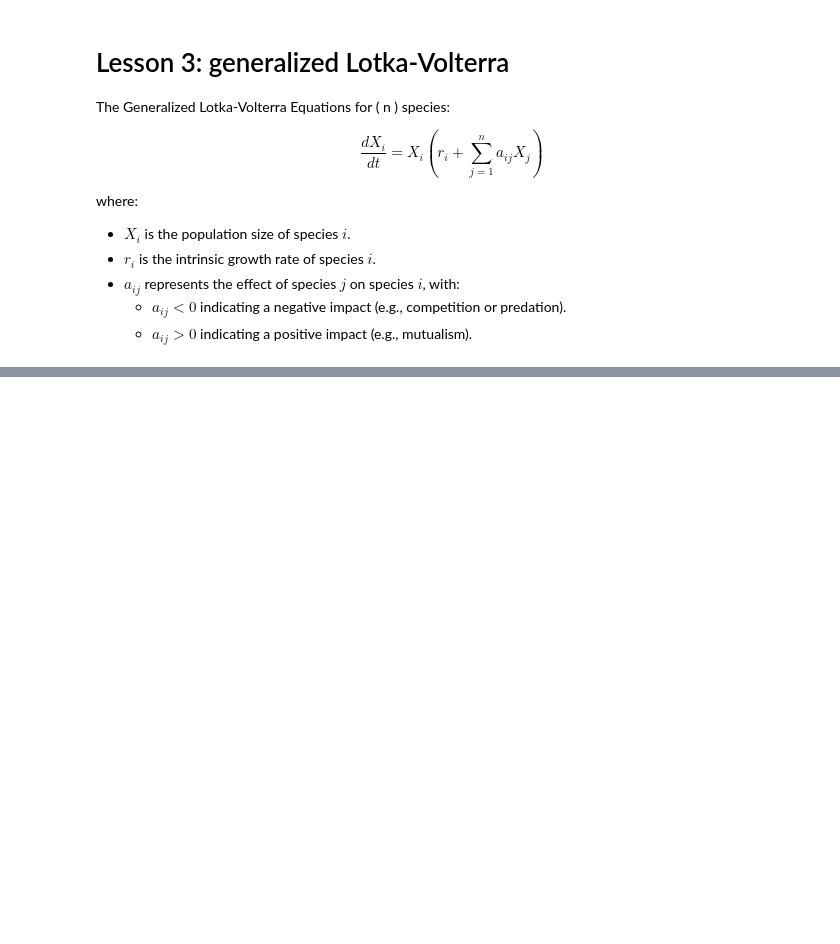
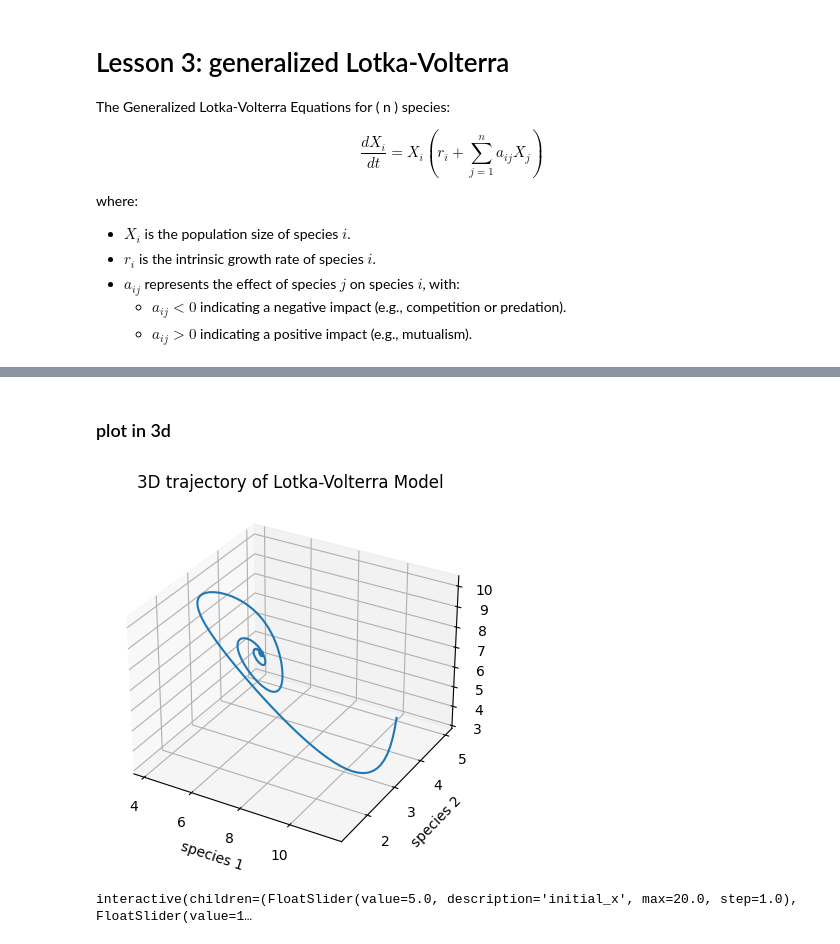
Before and after one commit to eagmon/notebook_tests, a Jupyter notebook: sim_study_work.ipynb, the cells around one changed output, grey strips where cells are left out. Cells and saved outputs as stored; diff of their text form; code cells hidden in the pictures; blank space fills up the shorter version.

```diff
--- a/sim_study_work.ipynb
+++ b/sim_study_work.ipynb
@@ -363,0 +325,13 @@ plot_quiver_2D(initial_populations, growth_rates, interactions, total_time=100)
+# %% [markdown]
+### plot in 3d
+# %%
+fig = plt.figure()
+ax = fig.add_subplot(111, projection='3d')
+ax.plot(solution[:,0], solution[:,1], solution[:,2])
+ax.set_xlabel('species 1')
+ax.set_ylabel('species 2')
+ax.set_zlabel('species 3')
+ax.set_title('3D trajectory of Lotka-Volterra Model')
+plt.show()
+# %% [output]
+[figure, added]
@@ -363,0 +384,17 @@ plot_quiver_2D(initial_populations, growth_rates, interactions, total_time=100)
+# %%
+widget = widgets.interactive(
+    plot_2d_lotka_volterra,
+    initial_x=widgets.FloatSlider(value=5, min=0, max=20, step=1),
+    initial_y=widgets.FloatSlider(value=10, min=0, max=20, step=1),
+    growth_x=widgets.FloatSlider(value=0.1, min=-2.0, max=2.0, step=0.1),
+    growth_y=widgets.FloatSlider(value=0.1, min=-2.0, max=2.0, step=0.1),
+    x_x=widgets.FloatSlider(value=-0.1, min=-1.0, max=1.0, step=0.1),
+    x_y=widgets.FloatSlider(value=-0.2, min=-1.0, max=1.0, step=0.1),
+    y_x=widgets.FloatSlider(value=-0.2, min=-1.0, max=1.0, step=0.1),
+    y_y=widgets.FloatSlider(value=-0.1, min=-1.0, max=1.0, step=0.1),
+    total_time=widgets.IntSlider(value=100, min=0, max=100, step=1)
+)
+
+display(widget)
+# %% [output]
+interactive(children=(FloatSlider(value=5.0, description='initial_x', max=20.0, step=1.0), FloatSlider(value=1…
```
Also changed, not shown: parts of 16 cells of this notebook, 3 other files.
